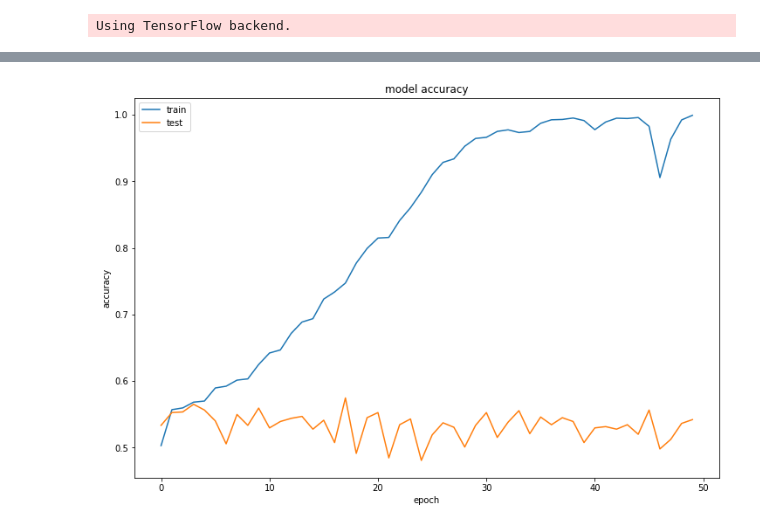
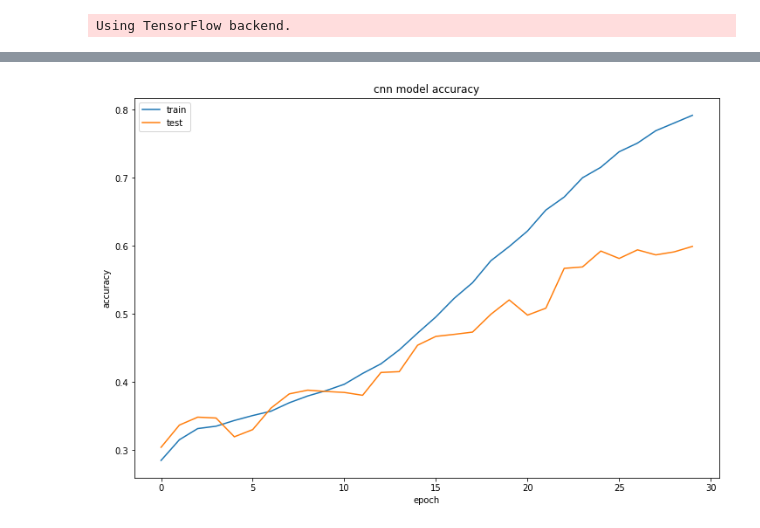
Before and after one commit to daniellengyel/music-cs182, a Jupyter notebook: GenrePredictingNN.ipynb, the cells around one changed output, grey strips where cells are left out. Cells and saved outputs as stored; diff of their text form; code cells hidden in the pictures.

Commit message:
Added models file to maintain different models, did hyperparam search, added baseline model, tried LSTM based model

```diff
--- a/GenrePredictingNN.ipynb
+++ b/GenrePredictingNN.ipynb
@@ -96,0 +175,11 @@ model = AudioCNNModel(300, 12, num_conv_filters_1, 4, kernel_size, num_genres, e
+# %%
+indices = np.random.permutation(yTrain.shape[0])
+mfccTrain = mfccTrain[indices]
+chromaTrain = chromaTrain[indices]
+embeddingsTrain = embeddingsTrain[indices]
+yTrain = yTrain[indices]
+# %%
+model = AudioCNNModel(300, 12, num_conv_filters_1, 4, kernel_size, num_genres, embedding_dimension, lambda1=0.01, lambda2=0.01)
+# model = AudioLSTMModel(num_lstm_layers=2, LSTM_hidden_state_dim=10, num_frames=300, num_freq_bins=12, num_genres=18, lyrics_embedding_dimension=300, use_attention=False, lambda1=0.01, lambda2=0.01)
+# model = AudioCNNPopularityModel(300, 12, num_conv_filters_1, 4, kernel_size, num_genres, embedding_dimension, lambda1=0.01, lambda2=0.01)
+# model = BaselineFullyConnectedNet(300, 12, num_conv_filters_1, 4, kernel_size, num_genres, embedding_dimension, lambda1=0.01, lambda2=0.01)
@@ -97,5 +190,7 @@ model = AudioCNNModel(300, 12, num_conv_filters_1, 4, kernel_size, num_genres, e
 # %%
-model.net.compile(loss=keras.losses.categorical_crossentropy, optimizer=keras.optimizers.Adam(lr=1e-4), metrics=['accuracy'])
+model.net.compile(loss=keras.losses.categorical_crossentropy, optimizer=keras.optimizers.Adam(lr=1e-3), metrics=['accuracy'])
+# model.net.compile(loss=keras.losses.mean_squared_error, optimizer=keras.optimizers.Adam(lr=1e-4), metrics=['mean_squared_error'])
 # %%
-history = model.net.fit([chromaTrain, mfccTrain, embeddingsTrain], yTrain, validation_split=0.2, epochs=50, batch_size=100)
+history = model.net.fit([chromaTrain, mfccTrain, embeddingsTrain], yTrain, validation_split=0.3, epochs=30, batch_size=10)
+# history = model.net.fit([chromaTrain, mfccTrain, embeddingsTrain], ypopTrain, validation_split=0.3, epochs=20, batch_size=100)
 # %% [output]
@@ -127,11 +244,11 @@ print(model.net.evaluate([chromaTest, mfccTest, embeddingsTest], yTest))
 # %%
 plt.figure(figsize=(12,8))
 plt.plot(history.history['acc'])
 plt.plot(history.history['val_acc'])
-plt.title('model accuracy')
+plt.title('cnn model accuracy')
 plt.ylabel('accuracy')
 plt.xlabel('epoch')
 plt.legend(['train', 'test'], loc='upper left')
 plt.show()
 # %% [output]
-[figure, old version]
+[figure, new version]
```
Also changed, not shown: parts of 32 cells of this notebook, 3 other files.
